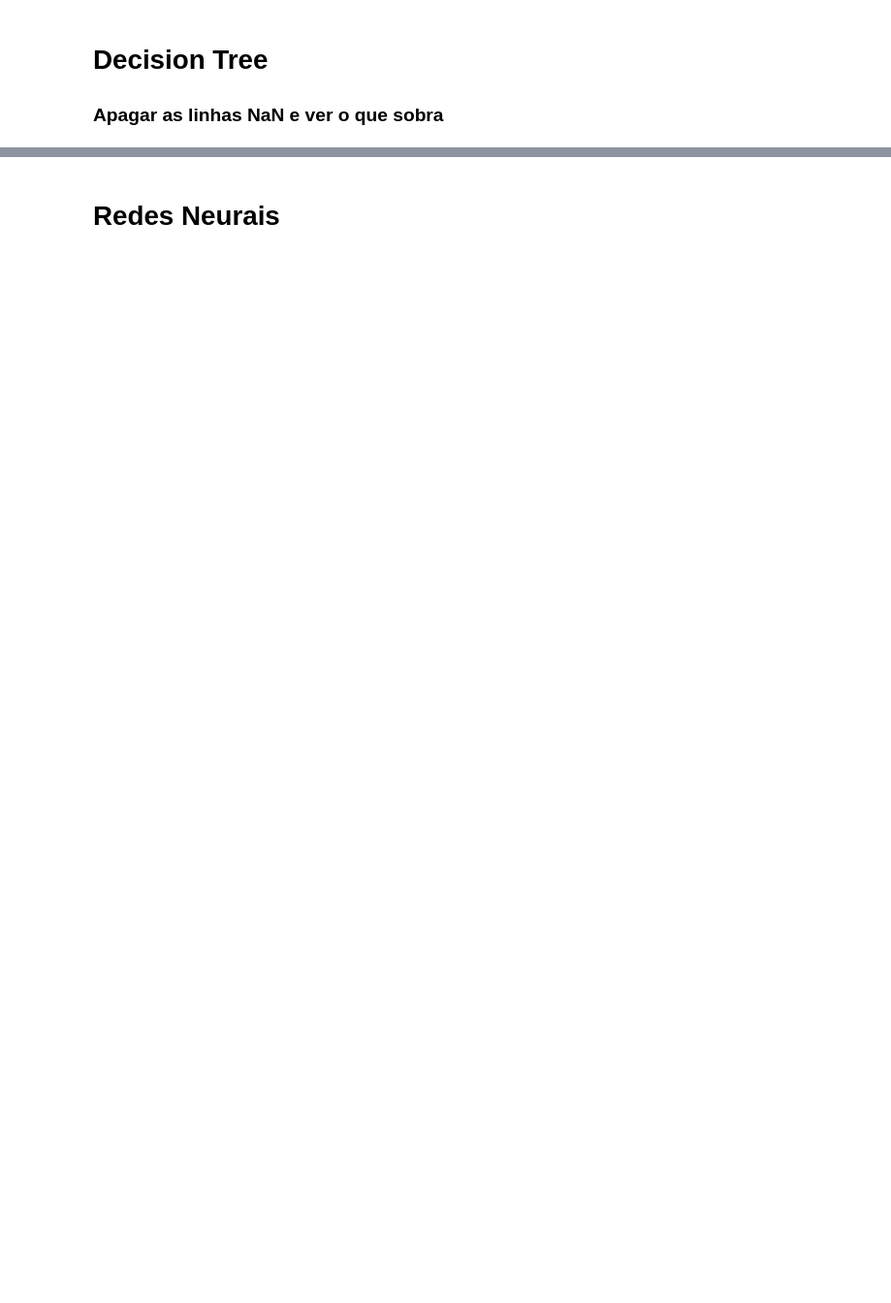
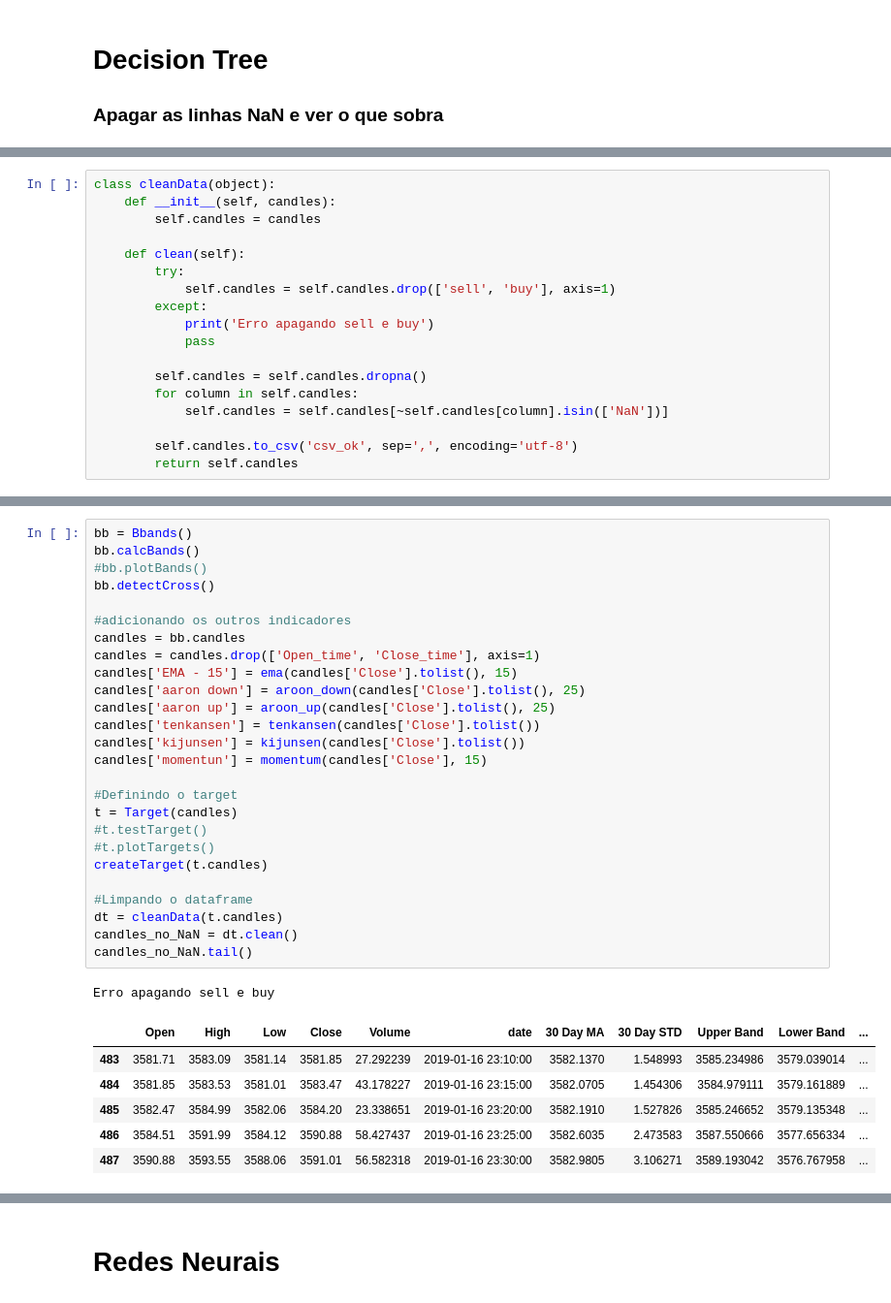
Before and after one commit to GabsGear/cpbr-2019-ktb, a Jupyter notebook: apre_jupyter/apresentacao.ipynb, the cells around one changed output, grey strips where cells are left out. Shown at 97% size. Drawn from its saved outputs; the diff is of its cells as text; blank space fills up the shorter version.

```diff
--- a/apre_jupyter/apresentacao.ipynb
+++ b/apre_jupyter/apresentacao.ipynb
@@ -505,0 +315,18 @@ y_test = test['target']
+# %%
+class cleanData(object):
+    def __init__(self, candles):
+        self.candles = candles
+
+    def clean(self):
+        try:
+            self.candles = self.candles.drop(['sell', 'buy'], axis=1)
+        except:
+            print('Erro apagando sell e buy')
+            pass
+
+        self.candles = self.candles.dropna()
+        for column in self.candles:
+            self.candles = self.candles[~self.candles[column].isin(['NaN'])]
+
+        self.candles.to_csv('csv_ok', sep=',', encoding='utf-8')
+        return self.candles
@@ -505,0 +417,34 @@ y_test = test['target']
+# %%
+bb = Bbands()
+bb.calcBands()
+#bb.plotBands()
+bb.detectCross()
+
+#adicionando os outros indicadores
+candles = bb.candles
+candles = candles.drop(['Open_time', 'Close_time'], axis=1)
+candles['EMA - 15'] = ema(candles['Close'].tolist(), 15)
+candles['aaron down'] = aroon_down(candles['Close'].tolist(), 25)
+candles['aaron up'] = aroon_up(candles['Close'].tolist(), 25)
+candles['tenkansen'] = tenkansen(candles['Close'].tolist())
+candles['kijunsen'] = kijunsen(candles['Close'].tolist())
+candles['momentun'] = momentum(candles['Close'], 15)
+
+#Definindo o target
+t = Target(candles)
+#t.testTarget()
+#t.plotTargets()
+createTarget(t.candles)
+
+#Limpando o dataframe
+dt = cleanData(t.candles)
+candles_no_NaN = dt.clean()
+candles_no_NaN.tail()
+# %% [output]
+Erro apagando sell e buy
+|  | Open | High | Low | Close | Volume | date | 30 Day MA | 30 Day STD | Upper Band | Lower Band | ... |
+| 483 | 3581.71 | 3583.09 | 3581.14 | 3581.85 | 27.292239 | 2019-01-16 23:10:00 | 3582.1370 | 1.548993 | 3585.234986 | 3579.039014 | ... |
+| 484 | 3581.85 | 3583.53 | 3581.01 | 3583.47 | 43.178227 | 2019-01-16 23:15:00 | 3582.0705 | 1.454306 | 3584.979111 | 3579.161889 | ... |
+| 485 | 3582.47 | 3584.99 | 3582.06 | 3584.20 | 23.338651 | 2019-01-16 23:20:00 | 3582.1910 | 1.527826 | 3585.246652 | 3579.135348 | ... |
+| 486 | 3584.51 | 3591.99 | 3584.12 | 3590.88 | 58.427437 | 2019-01-16 23:25:00 | 3582.6035 | 2.473583 | 3587.550666 | 3577.656334 | ... |
+| 487 | 3590.88 | 3593.55 | 3588.06 | 3591.01 | 56.582318 | 2019-01-16 23:30:00 | 3582.9805 | 3.106271 | 3589.193042 | 3576.767958 | ... |
```
Also changed, not shown: parts of 58 cells of this notebook, 11 other files.
